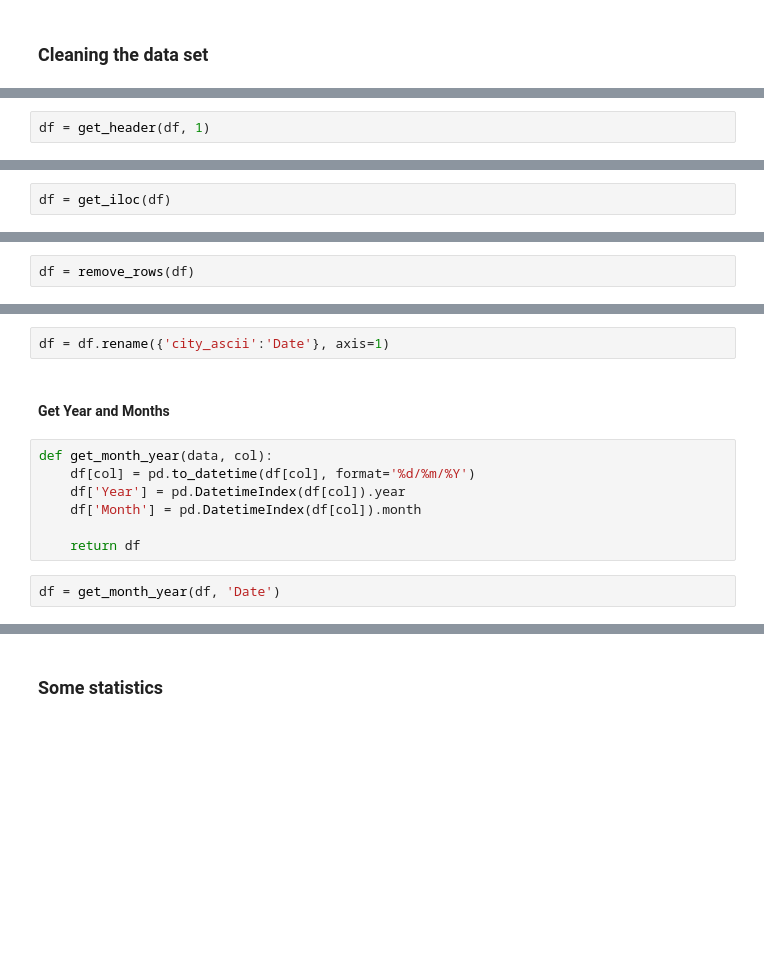
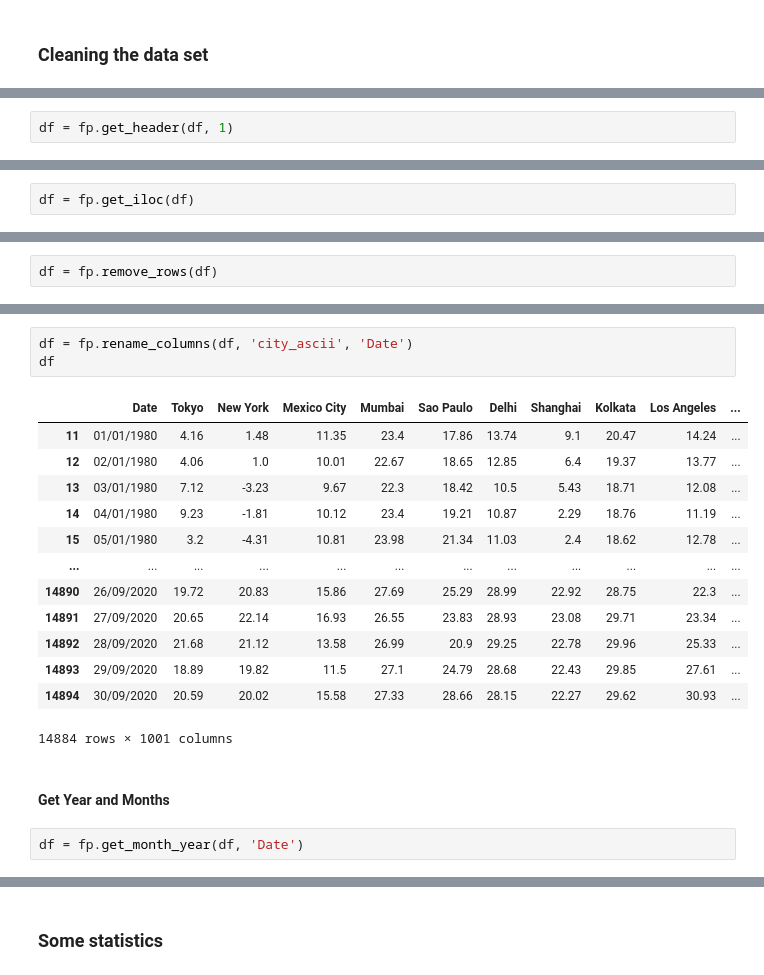
Before and after one commit to AnaAGG/Effects_of_Climatic_Change_on_Species_Distributions, a Jupyter notebook: Output/Pipeline.ipynb, the cells around one changed output, grey strips where cells are left out. Cells and saved outputs as stored; diff of their text form; blank space fills up the shorter version.

```diff
--- a/Output/Pipeline.ipynb
+++ b/Output/Pipeline.ipynb
@@ -58,3 +95,3 @@ def get_header(data, iloc):
 # %%
-df = get_header(df, 1)
+df = fp.get_header(df, 1)
 # %%
@@ -66,2 +107,2 @@ def get_iloc(data):
 # %%
-df = get_iloc(df)
+df = fp.get_iloc(df)
@@ -71,3 +125,3 @@ def remove_rows(data):
 # %%
-df = remove_rows(df)
+df = fp.remove_rows(df)
 # %%
@@ -75,13 +137,21 @@ df[:15]
-# %%
-df = df.rename({'city_ascii':'Date'}, axis=1)
+# %%
+df = fp.rename_columns(df, 'city_ascii', 'Date')
+df
+# %% [output]
+|  | Date | Tokyo | New York | Mexico City | Mumbai | Sao Paulo | Delhi | Shanghai | Kolkata | Los Angeles | ... |
+| 11 | 01/01/1980 | 4.16 | 1.48 | 11.35 | 23.4 | 17.86 | 13.74 | 9.1 | 20.47 | 14.24 | ... |
+| 12 | 02/01/1980 | 4.06 | 1.0 | 10.01 | 22.67 | 18.65 | 12.85 | 6.4 | 19.37 | 13.77 | ... |
+| 13 | 03/01/1980 | 7.12 | -3.23 | 9.67 | 22.3 | 18.42 | 10.5 | 5.43 | 18.71 | 12.08 | ... |
+| 14 | 04/01/1980 | 9.23 | -1.81 | 10.12 | 23.4 | 19.21 | 10.87 | 2.29 | 18.76 | 11.19 | ... |
+| 15 | 05/01/1980 | 3.2 | -4.31 | 10.81 | 23.98 | 21.34 | 11.03 | 2.4 | 18.62 | 12.78 | ... |
+| ... | ... | ... | ... | ... | ... | ... | ... | ... | ... | ... | ... |
+| 14890 | 26/09/2020 | 19.72 | 20.83 | 15.86 | 27.69 | 25.29 | 28.99 | 22.92 | 28.75 | 22.3 | ... |
+| 14891 | 27/09/2020 | 20.65 | 22.14 | 16.93 | 26.55 | 23.83 | 28.93 | 23.08 | 29.71 | 23.34 | ... |
+| 14892 | 28/09/2020 | 21.68 | 21.12 | 13.58 | 26.99 | 20.9 | 29.25 | 22.78 | 29.96 | 25.33 | ... |
+| 14893 | 29/09/2020 | 18.89 | 19.82 | 11.5 | 27.1 | 24.79 | 28.68 | 22.43 | 29.85 | 27.61 | ... |
+| 14894 | 30/09/2020 | 20.59 | 20.02 | 15.58 | 27.33 | 28.66 | 28.15 | 22.27 | 29.62 | 30.93 | ... |
+14884 rows × 1001 columns
 # %% [markdown]
 #### Get Year and Months
-# %%
-def get_month_year(data, col):
-    df[col] = pd.to_datetime(df[col], format='%d/%m/%Y')
-    df['Year'] = pd.DatetimeIndex(df[col]).year
-    df['Month'] = pd.DatetimeIndex(df[col]).month
-
-    return df
 # %%
-df = get_month_year(df, 'Date')
+df = fp.get_month_year(df, 'Date')
```
Also changed, not shown: parts of 25 cells of this notebook, 1 other file.
